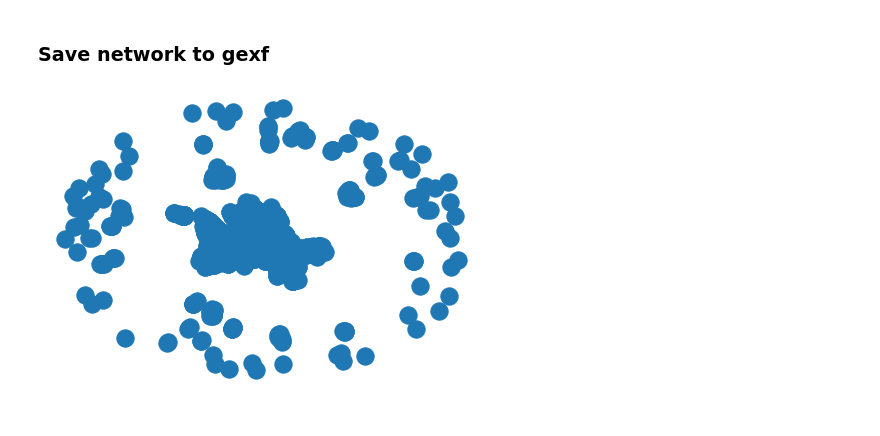
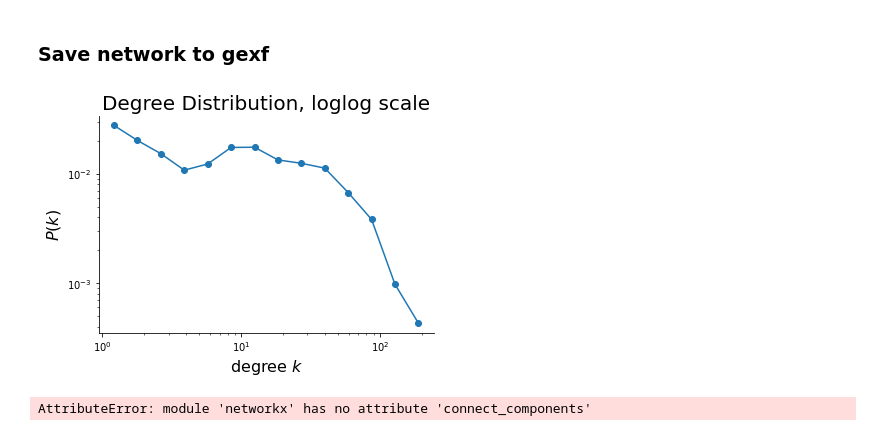
Before and after one commit to b-r-hamilton/complex_project, a Jupyter notebook: make_network.ipynb, the cells around one changed output. Drawn from its saved outputs; the diff is of its cells as text; code cells hidden in the pictures.

```diff
--- a/make_network.ipynb
+++ b/make_network.ipynb
@@ -158,7 +158,44 @@ Number of connected components:  96
 ### Save network to gexf
 # %%
 nx.write_gexf(net, 'norovirus.gexf')
-# %%
-nx.draw_spring(net)
-# %% [output]
-[figure, removed]
+# %%
+kmin = min(degrees) + 1
+kmax = max(degrees)
+# Get 10 logarithmically spaced bins between kmin and kmax
+bin_edges = np.logspace(np.log10(kmin), np.log10(kmax), num=15)
+
+# histogram the data into these bins
+density, _ = np.histogram(degrees, bins=bin_edges, density=True)
+
+# `_` indicates that `np.histogram()` is returning a tuple of two items, and we don't care about
+# what's in the second element. what is the other thing it's returning? check the docs:
+# https://numpy.org/doc/stable/reference/generated/numpy.histogram.html
+
+fig = plt.figure(figsize=(6,4))
+
+# "x" should be midpoint (IN LOG SPACE) of each bin
+log_be = np.log10(bin_edges)
+x = 10**((log_be[1:] + log_be[:-1])/2)
+
+plt.loglog(x, density, marker='o')
+plt.xlabel(r"degree $k$", fontsize=16)
+plt.ylabel(r"$P(k)$", fontsize=16)
+
+# remove right and top boundaries because they're ugly
+ax = plt.gca()
+ax.spines['right'].set_visible(False)
+ax.spines['top'].set_visible(False)
+ax.yaxis.set_ticks_position('left')
+ax.xaxis.set_ticks_position('bottom')
+
+plt.title('Degree Distribution, loglog scale', fontsize = 20)
+# Show the plot
+plt.show()
+
+fig.savefig('degdist.png')
+# %% [output]
+[figure, added]
+# %%
+connect = nx.connect_components(net)
+# %% [output]
+AttributeError: module 'networkx' has no attribute 'connect_components'
```
Also changed, not shown: parts of 1 cell of this notebook, 2 other files.
